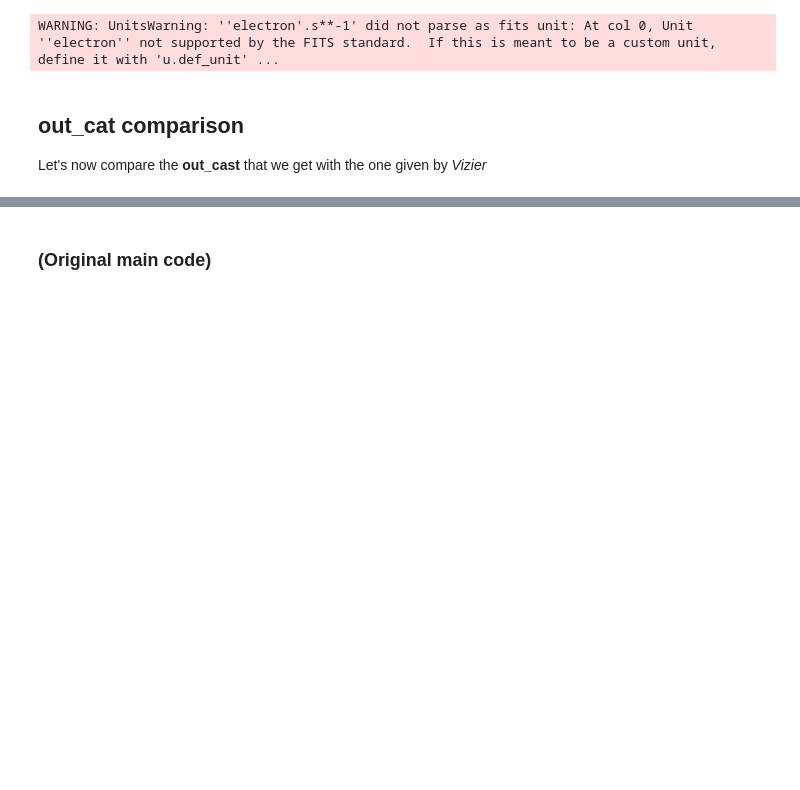
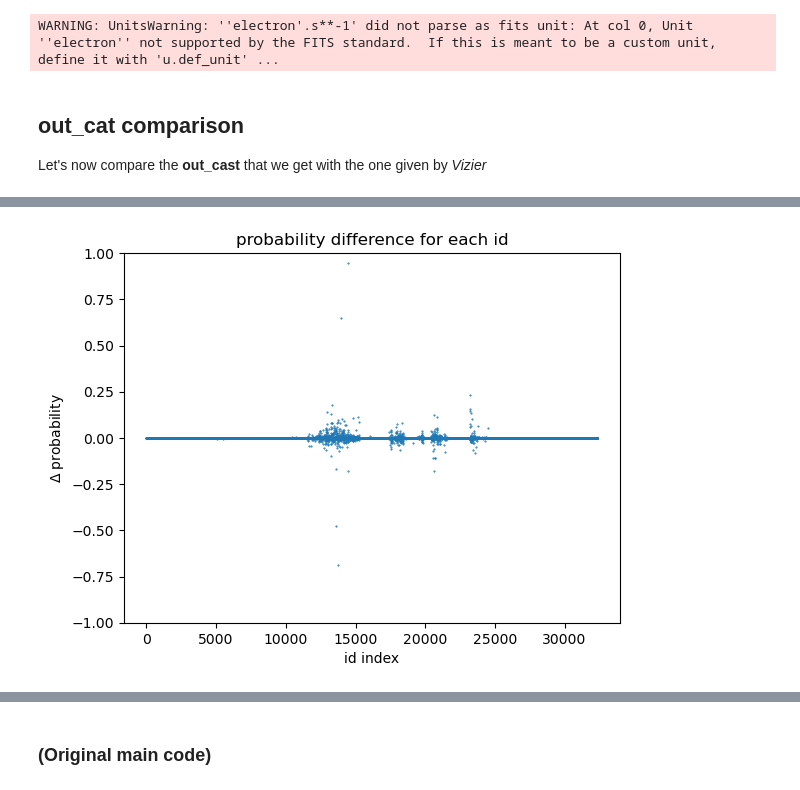
Before and after one commit to marcoboscato/Internship_Tenerife, a Jupyter notebook: Python Scripts/sextans_test.ipynb, the cells around one changed output, grey strips where cells are left out. Saved outputs shown, nothing was run; the diff lists cells and outputs as text; code cells hidden in the pictures; blank space fills up the shorter version.

```diff
--- a/Python Scripts/sextans_test.ipynb
+++ b/Python Scripts/sextans_test.ipynb
@@ -1241,0 +1214,20 @@ plt.show()
+# %%
+delta_probability = np.zeros(output_pd['P'].shape[0])
+i = 0
+output_prob_index = output_pd['source_id'].values
+
+filtered_output0_pd = output0_pd[output0_pd['source_id'].isin(output_pd['source_id'].values)]
+
+print(output0_pd.shape)
+print(filtered_output0_pd.shape)
+print(output_pd.shape)
+
+for index in output_pd['source_id'].values:
+    prob_output = output_pd.loc[output_pd['source_id'] == index, 'P']
+    prob_output0 = filtered_output0_pd.loc[filtered_output0_pd['source_id'] == index, 'P']
+
+    if not prob_output.empty and not prob_output0.empty:
+        delta_probability[i] = prob_output.values[0] - prob_output0.values[0]
+    else:
+        continue
+    i += 1
@@ -1241,0 +1239,19 @@ plt.show()
+# %%
+for index in output_pd['source_id'].values:
+    prob_output = output_pd.loc[output_pd['source_id'] == index, 'P']
+    prob_output0 = filtered_output0_pd.loc[filtered_output0_pd['source_id'] == index, 'P']
+
+    if not prob_output.empty and not prob_output0.empty:
+        delta_probability[i] = prob_output.values[0] - prob_output0.values[0]
+    else:
+        continue
+    i += 1
+# %%
+plt.plot(np.arange(0, delta_probability.shape[0], 1), delta_probability, '.', markersize=1)
+plt.ylim(-1, 1)
+plt.xlabel('id index')
+plt.ylabel(f'$\Delta$ probability')
+plt.title('probability difference for each id')
+plt.show()
+# %% [output]
+[figure, added]
```
Also changed, not shown: parts of 17 cells of this notebook, 21 other files.
